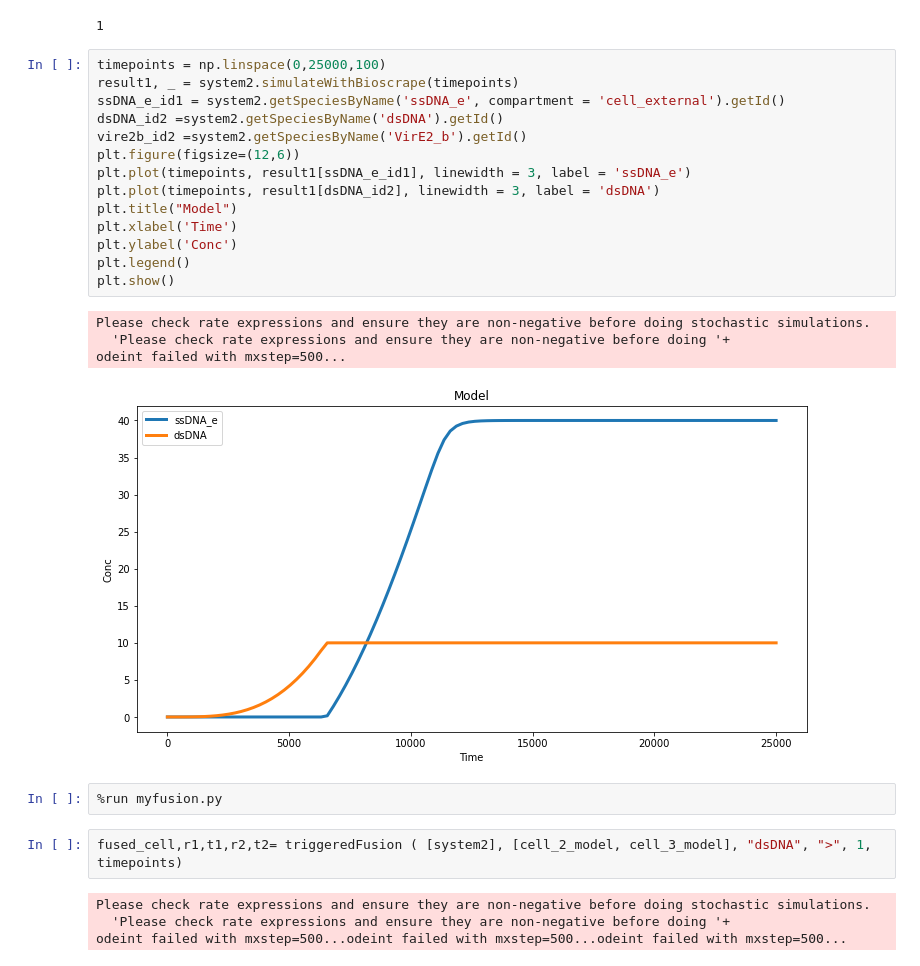
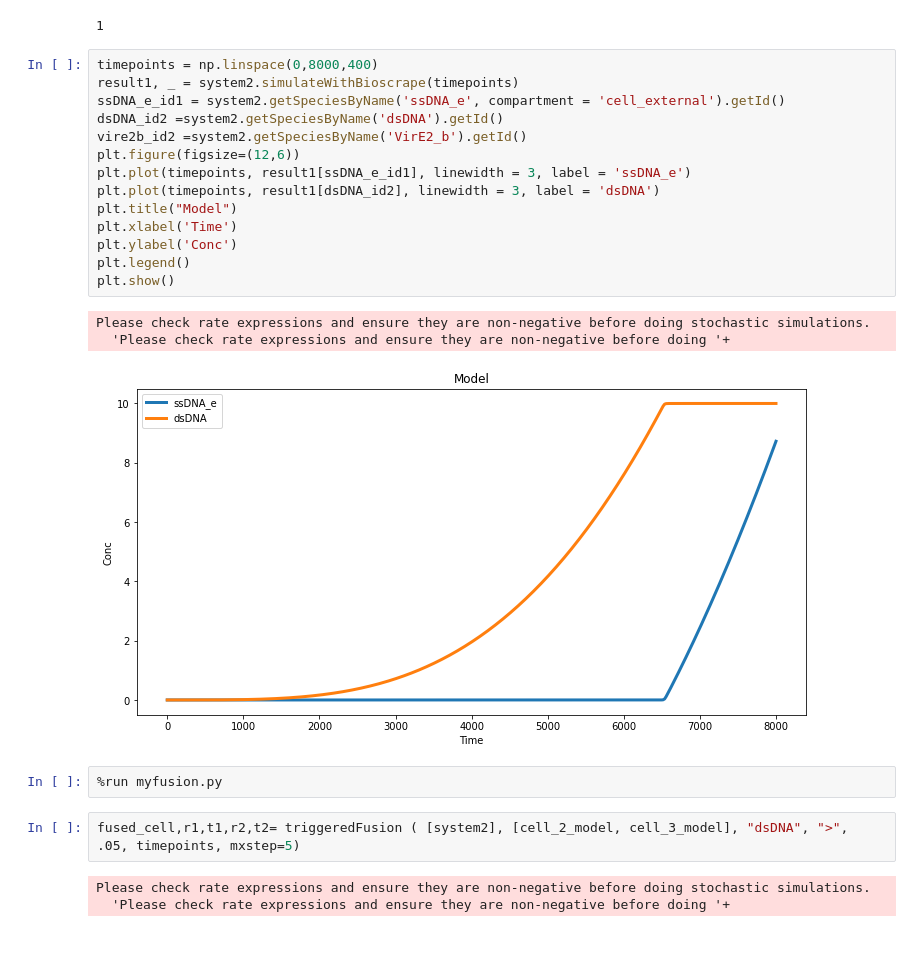
Before and after one commit to agrimadeedwania/DNAexp_vesiclefusion, a Jupyter notebook: For Collab/Violacein pathway/Combined.ipynb, the cells around one changed output. Saved outputs shown, nothing was run; the diff lists cells and outputs as text.

```diff
--- a/For Collab/Violacein pathway/Combined.ipynb
+++ b/For Collab/Violacein pathway/Combined.ipynb
@@ -132,31 +132,29 @@ system2.writeSBML('Models/m3system32.xml')
 # %% [output]
 1
 # %%
-timepoints = np.linspace(0,25000,100)
+timepoints = np.linspace(0,8000,400)
 result1, _ = system2.simulateWithBioscrape(timepoints)
 ssDNA_e_id1 = system2.getSpeciesByName('ssDNA_e', compartment = 'cell_external').getId()
 dsDNA_id2 =system2.getSpeciesByName('dsDNA').getId()
 vire2b_id2 =system2.getSpeciesByName('VirE2_b').getId()
 plt.figure(figsize=(12,6))
 plt.plot(timepoints, result1[ssDNA_e_id1], linewidth = 3, label = 'ssDNA_e')
 plt.plot(timepoints, result1[dsDNA_id2], linewidth = 3, label = 'dsDNA')
 plt.title("Model")
 plt.xlabel('Time')
 plt.ylabel('Conc')
 plt.legend()
 plt.show()
 # %% [output]
 Please check rate expressions and ensure they are non-negative before doing stochastic simulations.
   'Please check rate expressions and ensure they are non-negative before doing '+
-odeint failed with mxstep=500...
-[figure, old version]
+[figure, new version]
 # %%
 %run myfusion.py
 # %%
-fused_cell,r1,t1,r2,t2= triggeredFusion ( [system2], [cell_2_model, cell_3_model], "dsDNA", ">", 1, timepoints)
+fused_cell,r1,t1,r2,t2= triggeredFusion ( [system2], [cell_2_model, cell_3_model], "dsDNA", ">", .05, timepoints, mxstep=5)
 # %% [output]
 Please check rate expressions and ensure they are non-negative before doing stochastic simulations.
   'Please check rate expressions and ensure they are non-negative before doing '+
-odeint failed with mxstep=500...odeint failed with mxstep=500...odeint failed with mxstep=500...
 # %%
 print(r1)
```
Also changed, not shown: parts of 5 cells of this notebook, 34 other files.
